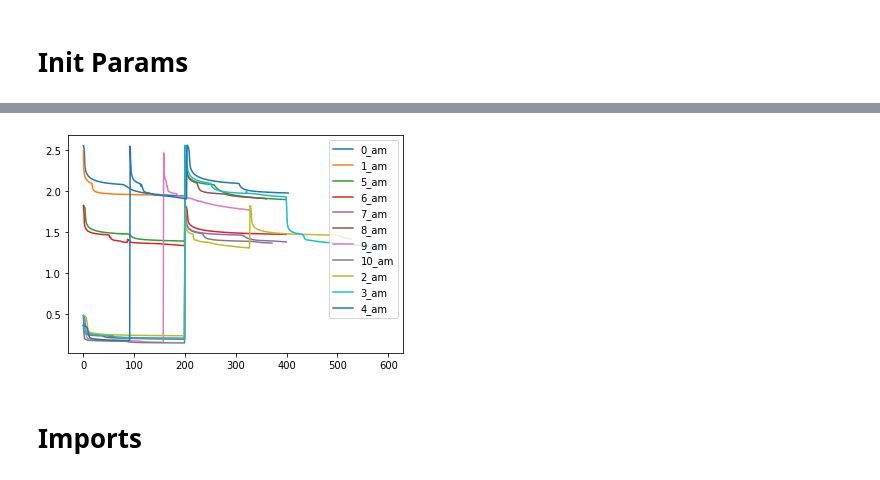
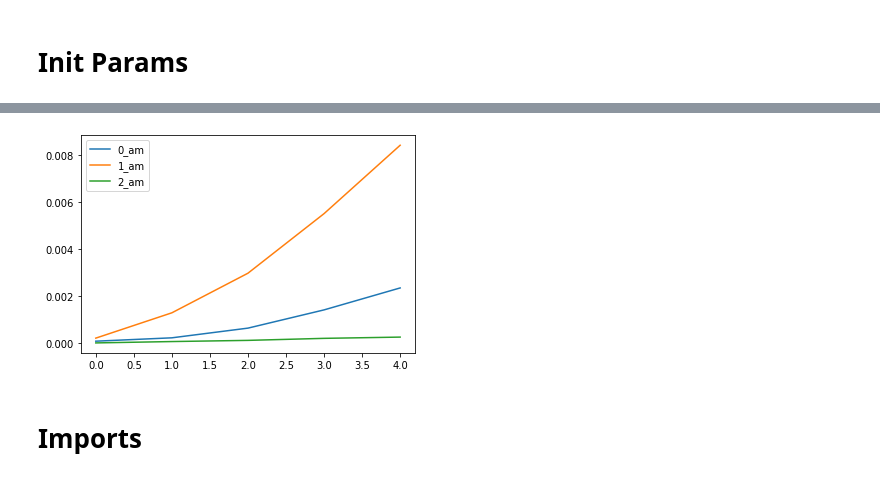
Before and after one commit to ROpdam/recommender_comparison, a Jupyter notebook: CF_RNN_GS.ipynb, the cells around one changed output, grey strips where cells are left out. Cells and saved outputs as stored; diff of their text form; code cells hidden in the pictures.

```diff
--- a/CF_RNN_GS.ipynb
+++ b/CF_RNN_GS.ipynb
@@ -35,7 +38,7 @@ res_ext = file_name[:2]
 total_items = len(df.item_id.unique())
 first_model_id = str(0) + '_' + res_ext
 # %%
-all_models = pd.read_pickle(path + 'results/' + res_ext + '/all_models')
+all_models = pd.read_pickle(path + 'results/' + res_ext + '/all_models_2')
 # new_model_id = str(int(all_models.model_id.max()[0]) + 1) + '_' + res_ext
 # %%
 all_models
@@ -55,10 +50,10 @@ all_models
 # %%
-for value in all_models['loss']:
+for value in all_models['val_recall'][:3]:
     plt.plot(value)
     plt.legend(all_models['model_id'])
 plt.show()
 # %% [output]
-[figure, old version]
+[figure, new version]
 # %%
 params = {
 'model_id':first_model_id,
```
Also changed, not shown: parts of 7 cells of this notebook.
